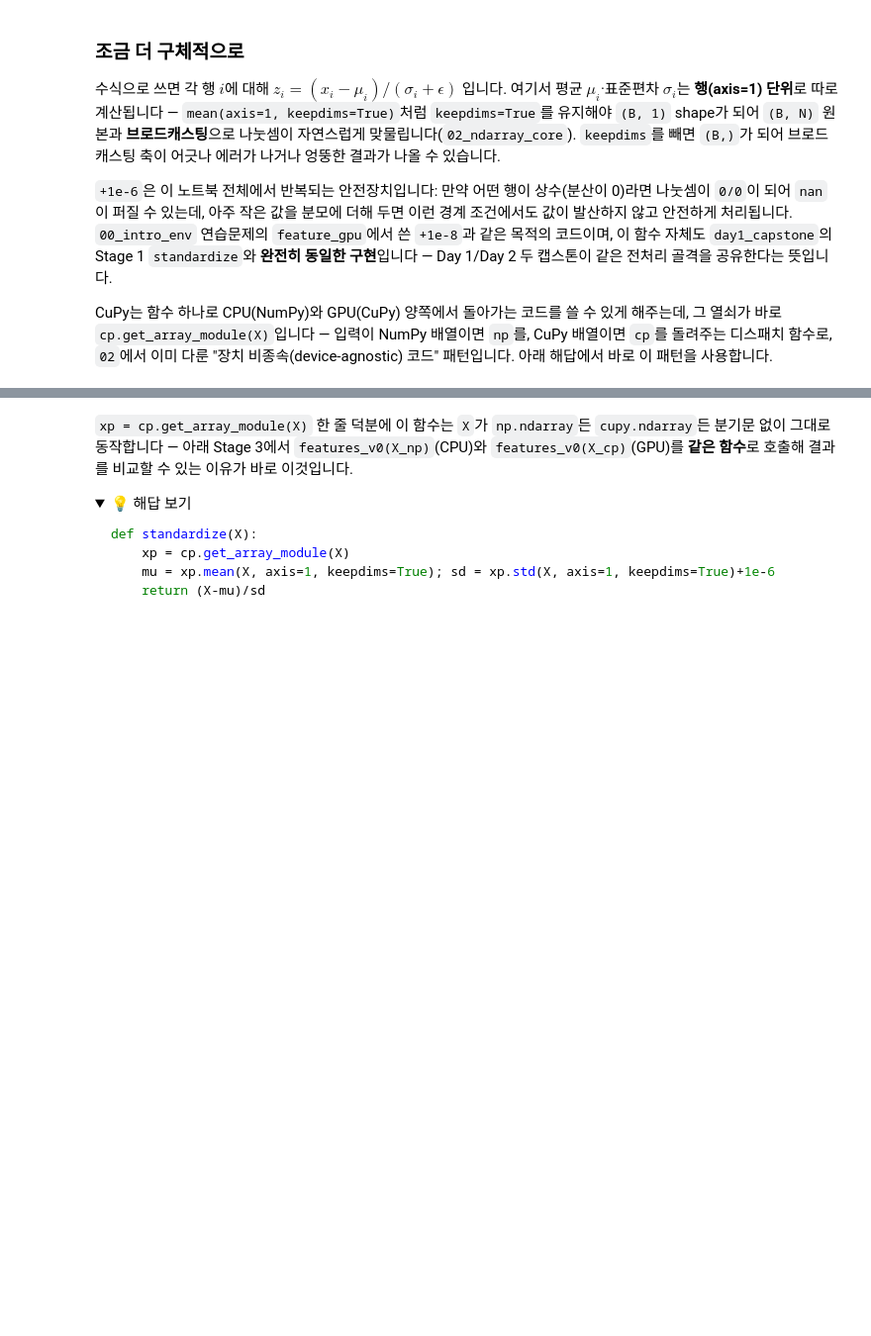
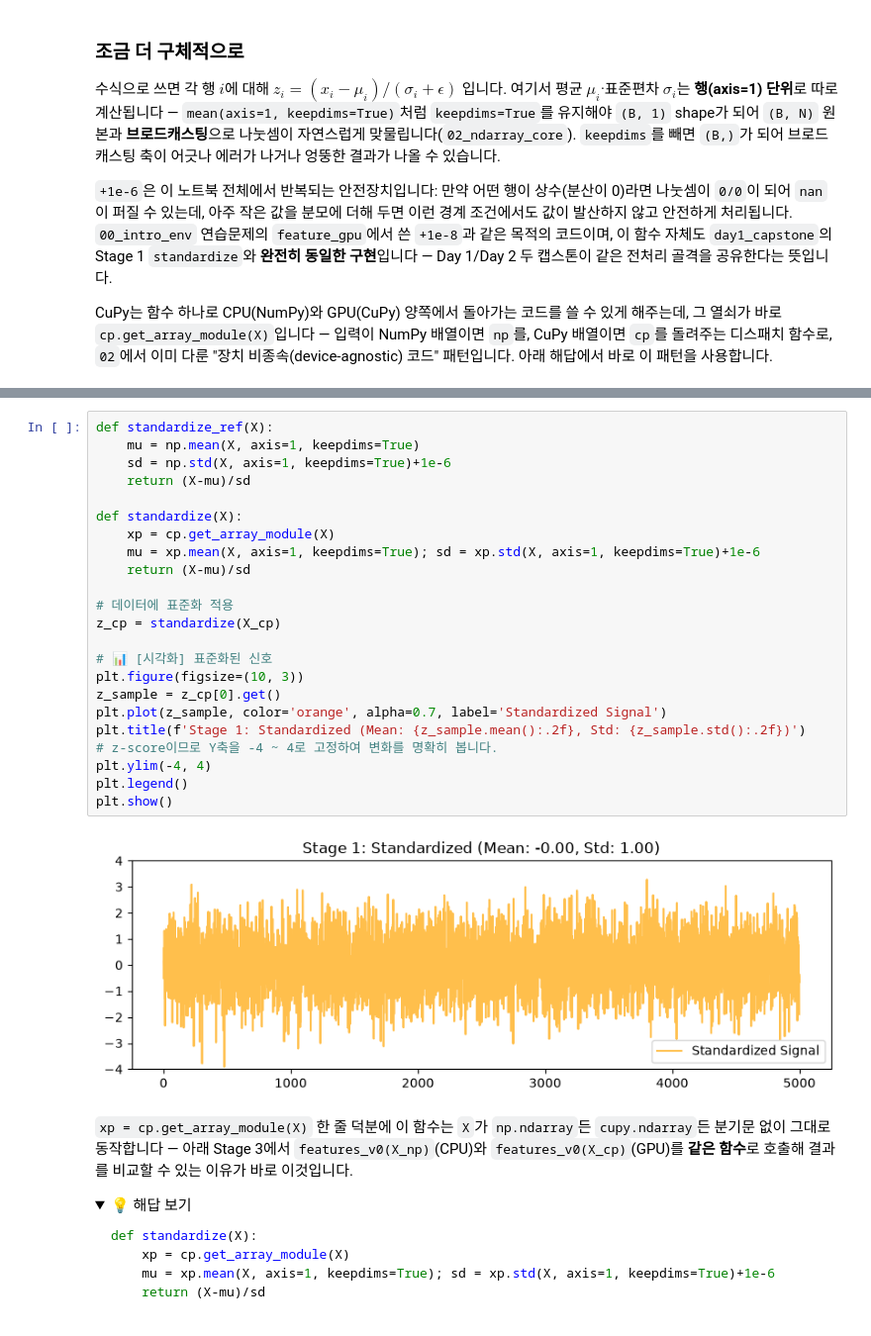
Before and after one commit to hojae-m-choi/cupy, a Jupyter notebook: 13_dl_preprocess_capstone.ipynb, the cells around one changed output, grey strips where cells are left out. Shown at 99% size. Cells and saved outputs as stored; diff of their text form; folded sections open; blank space fills up the shorter version.

```diff
--- a/13_dl_preprocess_capstone.ipynb
+++ b/13_dl_preprocess_capstone.ipynb
@@ -157,3 +169,28 @@ plt.show()
+# %%
+def standardize_ref(X):
+    mu = np.mean(X, axis=1, keepdims=True)
+    sd = np.std(X, axis=1, keepdims=True)+1e-6
+    return (X-mu)/sd
+
+def standardize(X):
+    xp = cp.get_array_module(X)
+    mu = xp.mean(X, axis=1, keepdims=True); sd = xp.std(X, axis=1, keepdims=True)+1e-6
+    return (X-mu)/sd
+
+# 데이터에 표준화 적용
+z_cp = standardize(X_cp)
+
+# 📊 [시각화] 표준화된 신호
+plt.figure(figsize=(10, 3))
+z_sample = z_cp[0].get()
+plt.plot(z_sample, color='orange', alpha=0.7, label='Standardized Signal')
+plt.title(f'Stage 1: Standardized (Mean: {z_sample.mean():.2f}, Std: {z_sample.std():.2f})')
+# z-score이므로 Y축을 -4 ~ 4로 고정하여 변화를 명확히 봅니다.
+plt.ylim(-4, 4)
+plt.legend()
+plt.show()
+# %% [output]
+[figure, added]
 # %% [markdown]
 `xp = cp.get_array_module(X)` 한 줄 덕분에 이 함수는 `X`가 `np.ndarray`든 `cupy.ndarray`든 분기문
 없이 그대로 동작합니다 — 아래 Stage 3에서 `features_v0(X_np)`(CPU)와 `features_v0(X_cp)`(GPU)를
```
Also changed, not shown: parts of 6 cells of this notebook, 1 other file.
